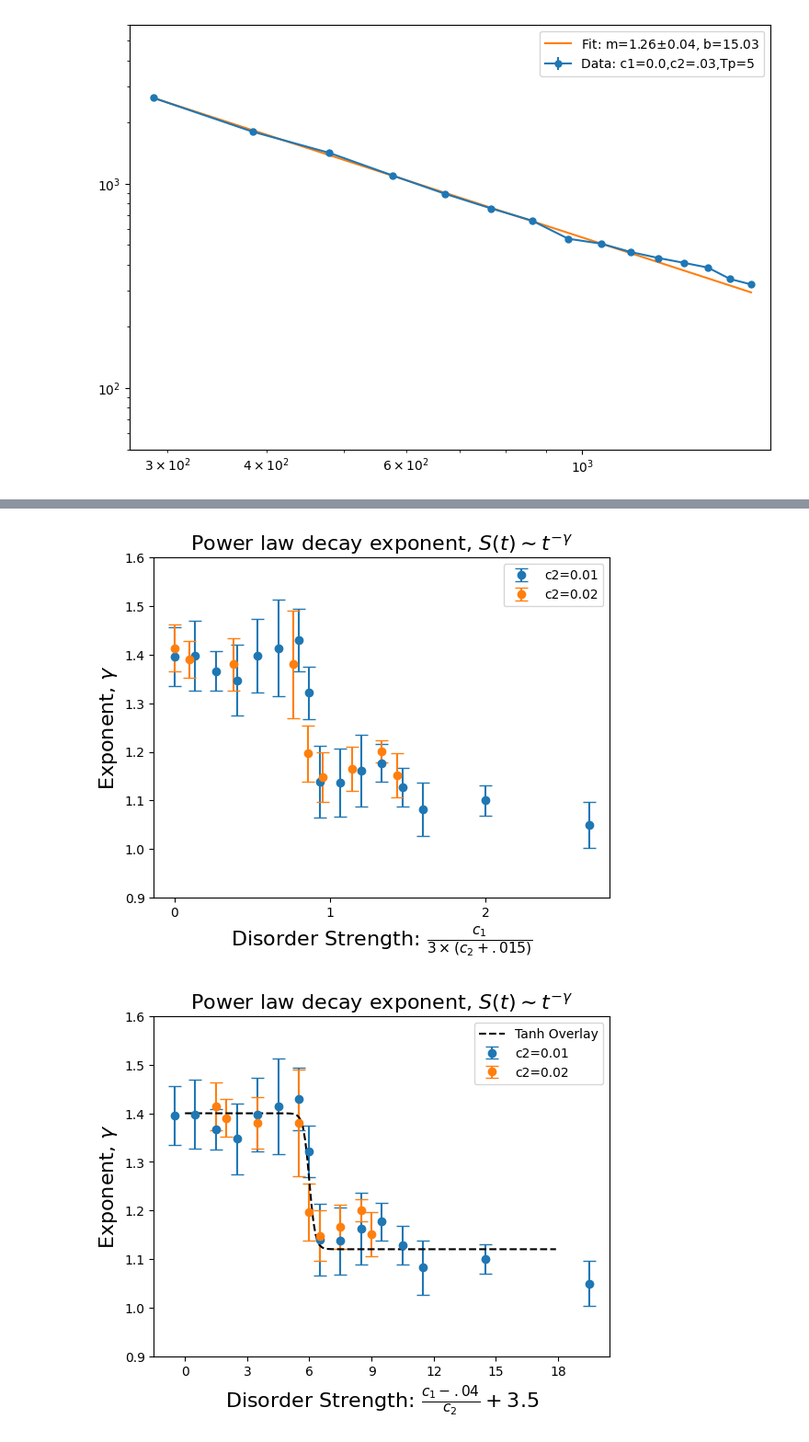
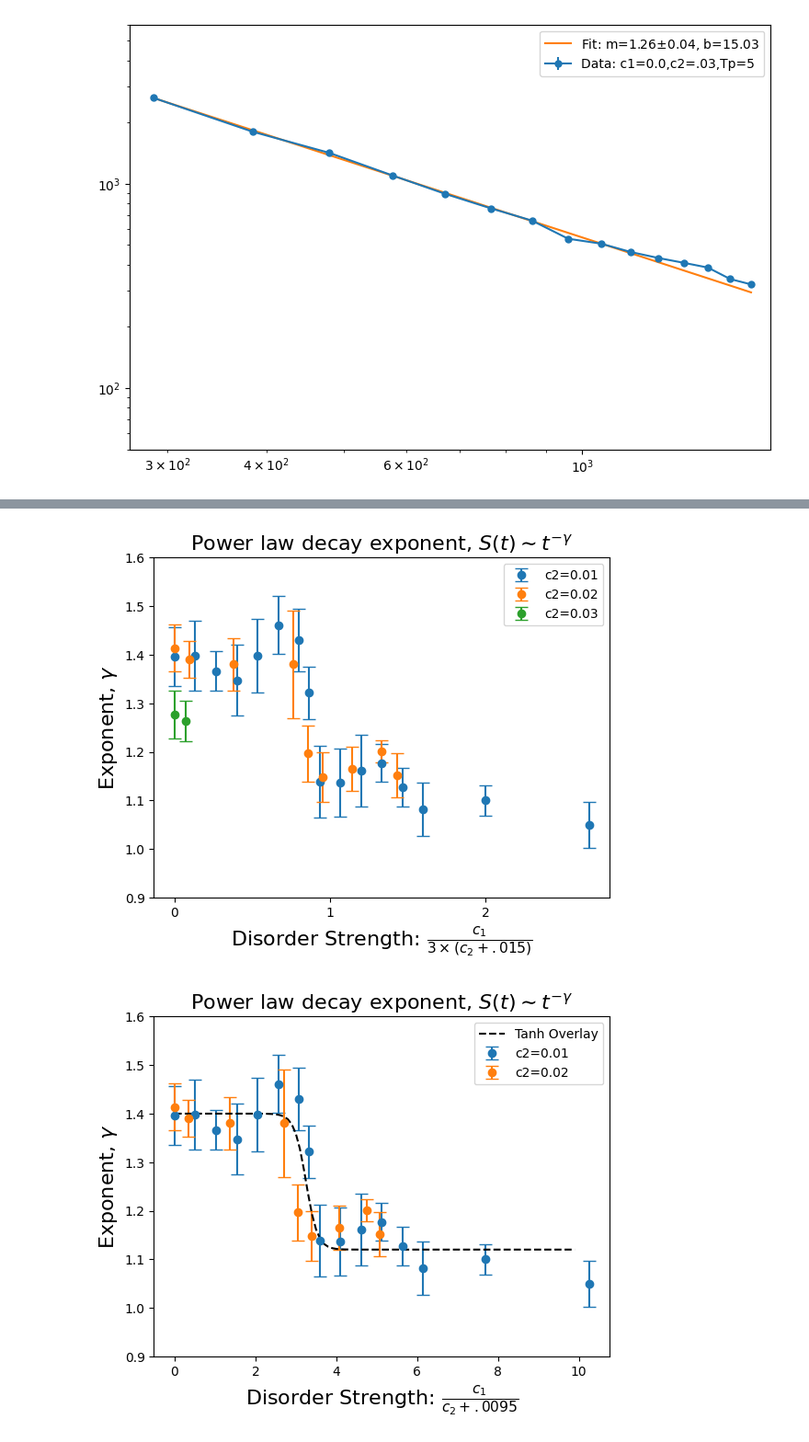
Before and after one commit to awstasiuk/phd-notebooks, a Jupyter notebook: LiF Cals/diffusion_expt_pt2.ipynb, the cells around one changed output, grey strips where cells are left out. Shown at 92% size. Drawn from its saved outputs; the diff is of its cells as text; code cells hidden in the pictures.

```diff
--- a/LiF Cals/diffusion_expt_pt2.ipynb
+++ b/LiF Cals/diffusion_expt_pt2.ipynb
@@ -1376,3 +1376,26 @@ slopes_v2_err[(0.01, .03)] = err
 intercepts_v2[(0.01, .03)] = b
 # %% [output]
 [figure]
+# %%
+# 6/18, pp=ken_diff5_direct_mid_fc11
+# c1=.00, c2=.03
+# T0 = 3, Tf=18
+# 5 prep cycles
+# no solid echo
+expt = nmr.Experiment(850, folder='expt9')
+data = expt.load_tpc(normalize=False,use_real=True)
+errs = np.std(np.real(expt.nmr_data)[:,-50:-1],axis=1)
+times = np.arange(3*T, 18*T,T)
+m,b,err = slope_fit(data,0,11,times)
+fig, ax = plt.subplots(figsize=(9, 6))
+ax.set_xscale("log")
+ax.set_yscale("log")
+ax.errorbar(times,data,errs,label=f"Data: c1=0.0,c2=.03,Tp=5",marker="o",markersize=5)
+ax.plot(times, np.exp(-m*np.log(times)-b), label=f"Fit: m={m:.2f}"+ r"$\pm$" + f"{err:.2f}, b={-b:.2f}")
+ax.legend()
+plt.xlim(2.8*T, 18*T)
+plt.ylim(5e1,6e3)
+plt.show()
+slopes_v2[(0.0, .03)] = m
+slopes_v2_err[(0.0, .03)] = err
+intercepts_v2[(0.0, .03)] = b
@@ -1397,6 +1422,7 @@ disorder = np.arange(0, 8, 0.1)
 
 plt.errorbar(disorder_by_c2[0.01], slopes_by_c2[0.01], yerr=errors_by_c2[0.01], fmt='o', capsize=5, label="c2=0.01")
 plt.errorbar(disorder_by_c2[0.02], slopes_by_c2[0.02], yerr=errors_by_c2[0.02], fmt='o', capsize=5, label="c2=0.02")
+plt.errorbar(disorder_by_c2[0.03], slopes_by_c2[0.03], yerr=errors_by_c2[0.03], fmt='o', capsize=5, label="c2=0.03")
 plt.xlabel(r"Disorder Strength: $\frac{c_1}{3\times(c_2+.015)}$", fontsize=16)
 plt.ylabel(r"Exponent, $\gamma$", fontsize=16)
 plt.title(r"Power law decay exponent, $S(t) \sim t^{-\gamma}$", fontsize=16)
@@ -1407,7 +1433,7 @@ ax = plt.gca()
 ax.xaxis.set_major_locator(plt.MaxNLocator(integer=True))
 plt.show()
 # %% [output]
-[figure, old version]
+[figure, new version]
 # %%
 # Organize slopes_v2 data into separate arrays based on unique values of key[1]
 unique_c2_values = sorted(set(key[1] for key in slopes_v2.keys()))
@@ -1415,30 +1441,30 @@ slopes_by_c2 = {c2: [] for c2 in unique_c2_values}
 errors_by_c2 = {c2: [] for c2 in unique_c2_values}
 disorder_by_c2 = {c2: [] for c2 in unique_c2_values}
 
-offset =0 # Offset for disorder strength calculation
-homo = -.04
+offset =.0095 # Offset for disorder strength calculation
+homo = 0.0
 for key, slope in slopes_v2.items():
     c1, c2 = key
-    disorder_strength = (c1 + homo) / (c2+offset) + 3.5
+    disorder_strength = (c1 + homo) / (c2+offset)
     slopes_by_c2[c2].append(slope)
     errors_by_c2[c2].append(slopes_v2_err[key])
     disorder_by_c2[c2].append(disorder_strength)
 # %%
-disorder = np.arange(0, 18, 0.1)
+disorder = np.arange(0, 10, 0.1)
 
 plt.errorbar(disorder_by_c2[0.01], slopes_by_c2[0.01], yerr=errors_by_c2[0.01], fmt='o', capsize=5, label="c2=0.01")
-plt.errorbar(disorder_by_c2[0.02], slopes_by_c2[0.02], yerr=errors_by_c2[0.02], fmt='o', capsize=5, label="c2=0.02")
-plt.xlabel(r"Disorder Strength: $\frac{c_1-.04}{c_2} + 3.5$", fontsize=16)
+plt.errorbar(np.array(disorder_by_c2[0.02]), slopes_by_c2[0.02], yerr=errors_by_c2[0.02], fmt='o', capsize=5, label="c2=0.02")
+plt.xlabel(r"Disorder Strength: $\frac{c_1}{c_2+.0095}$", fontsize=16)
 plt.ylabel(r"Exponent, $\gamma$", fontsize=16)
 plt.title(r"Power law decay exponent, $S(t) \sim t^{-\gamma}$", fontsize=16)
 plt.ylim(.9, 1.6)
-plt.plot(disorder, 0.14 * (1 - np.tanh(3.5 * (disorder - 6))) + 1.12, label="Tanh Overlay", linestyle='--', color='black')
+plt.plot(disorder, 0.14 * (1 - np.tanh(3.5 * (disorder - 3.25))) + 1.12, label="Tanh Overlay", linestyle='--', color='black')
 plt.legend()
 ax = plt.gca()
 ax.xaxis.set_major_locator(plt.MaxNLocator(integer=True))
 plt.show()
 # %% [output]
-[figure, old version]
+[figure, new version]
 # %%
 fig, ax1 = plt.subplots(figsize=(9, 6))
 
```
Also changed, not shown: parts of 19 cells of this notebook, 4 other files.
